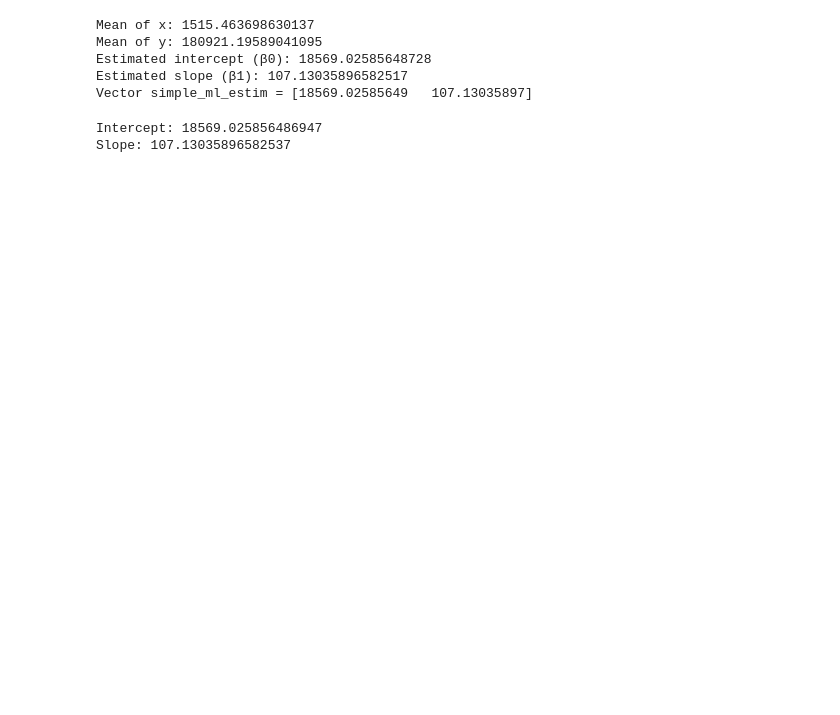
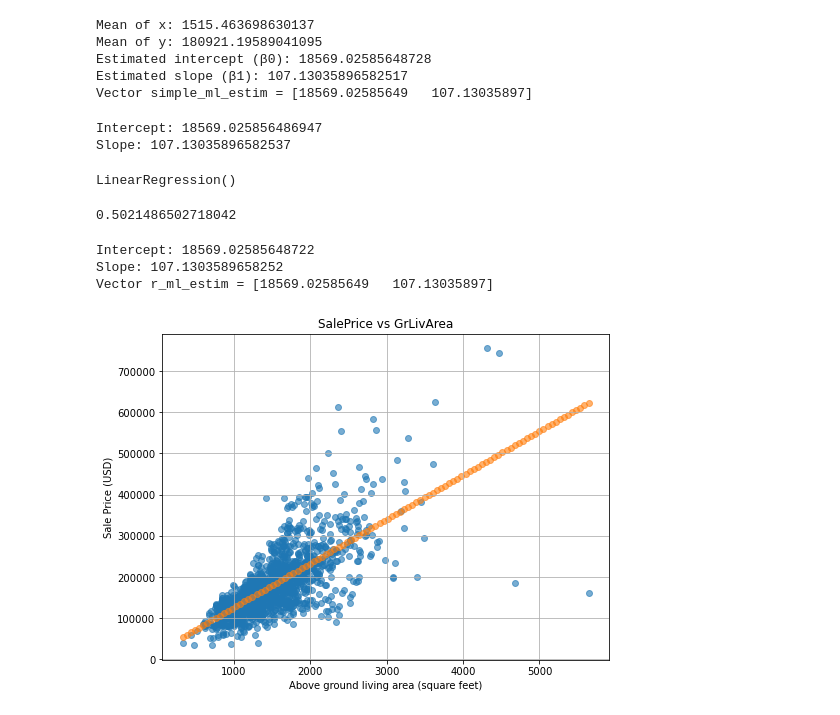
Before and after one commit to Dounya2710/ML, a Jupyter notebook: TP1_Linear_Regression_and_Statistical_Testing.ipynb, the cells around one changed output. Drawn from its saved outputs; the diff is of its cells as text; code cells hidden in the pictures; blank space fills up the shorter version.

```diff
--- a/TP1_Linear_Regression_and_Statistical_Testing.ipynb
+++ b/TP1_Linear_Regression_and_Statistical_Testing.ipynb
@@ -121,3 +120,16 @@ print("Slope:", normal_ml_estim[1])
 # %% [output]
 Intercept: 18569.025856486947
 Slope: 107.13035896582537
+# %%
+model = LinearRegression()
+# %%
+model.fit(x.to_numpy().reshape(-1, 1), y)
+# %% [output]
+LinearRegression()
+# %%
+model.score(x.to_numpy().reshape(-1, 1), y)
+# %% [output]
+0.5021486502718042
+# %%
+beta0 = model.intercept_
+beta1 = model.coef_[0]
@@ -123,0 +138,22 @@ Slope: 107.13035896582537
+# %%
+print("Intercept:", beta0)
+print("Slope:", beta1)
+print("Vector r_ml_estim =", r_ml_estim)
+# %% [output]
+Intercept: 18569.02585648722
+Slope: 107.1303589658252
+Vector r_ml_estim = [18569.02585649   107.13035897]
+# %%
+x_line = np.linspace(x.min(), x.max(), 100)
+y_line = beta0 + beta1 * x_line
+# %%
+plt.figure(figsize = (8,6))
+plt.scatter(x, y, alpha = 0.6)
+plt.scatter(x_line, y_line, alpha = 0.6)
+plt.title("SalePrice vs GrLivArea")
+plt.xlabel("Above ground living area (square feet)")
+plt.ylabel("Sale Price (USD)")
+plt.grid(True)
+plt.show()
+# %% [output]
+[figure, added]
```
Also changed, not shown: parts of 24 cells of this notebook.
